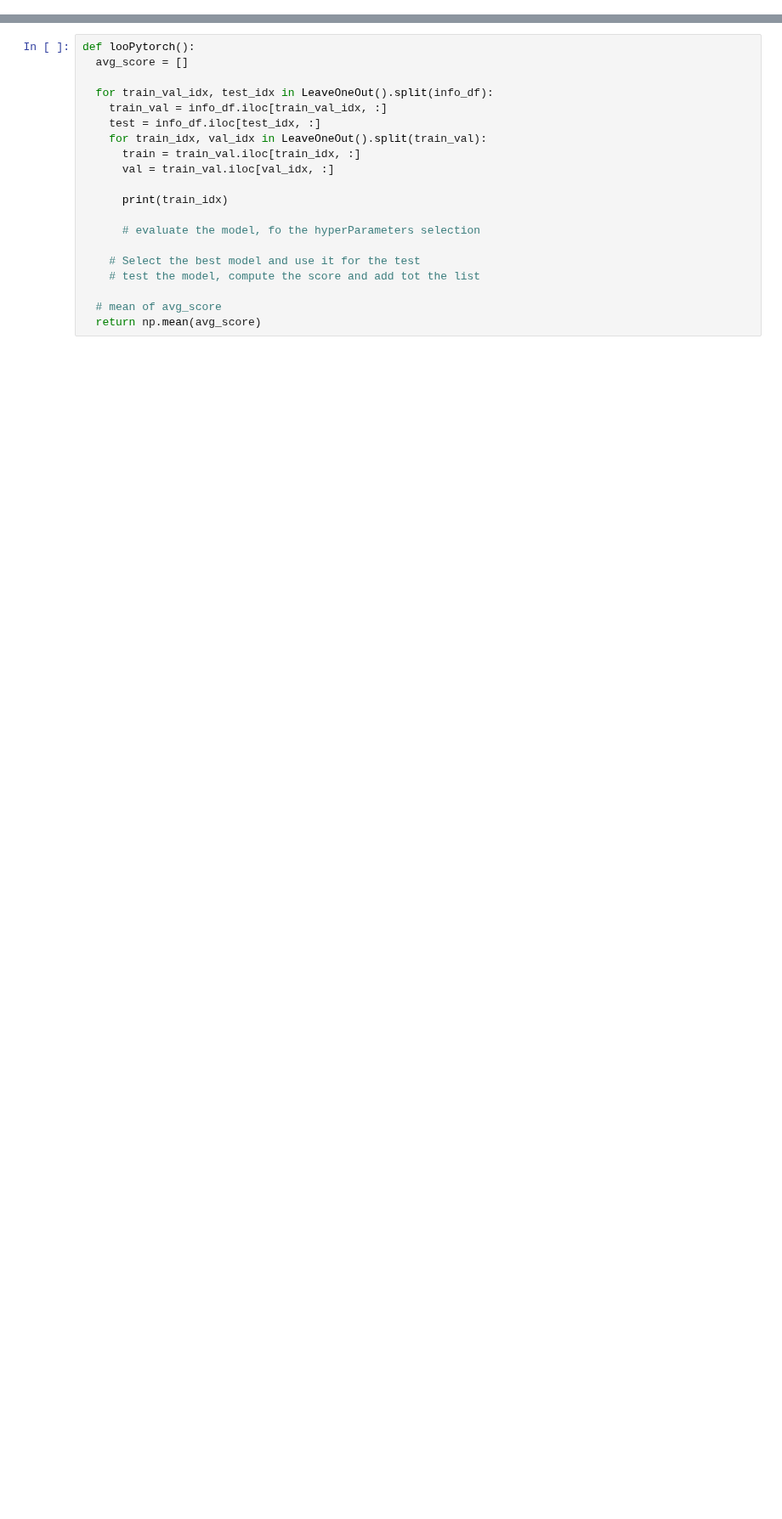
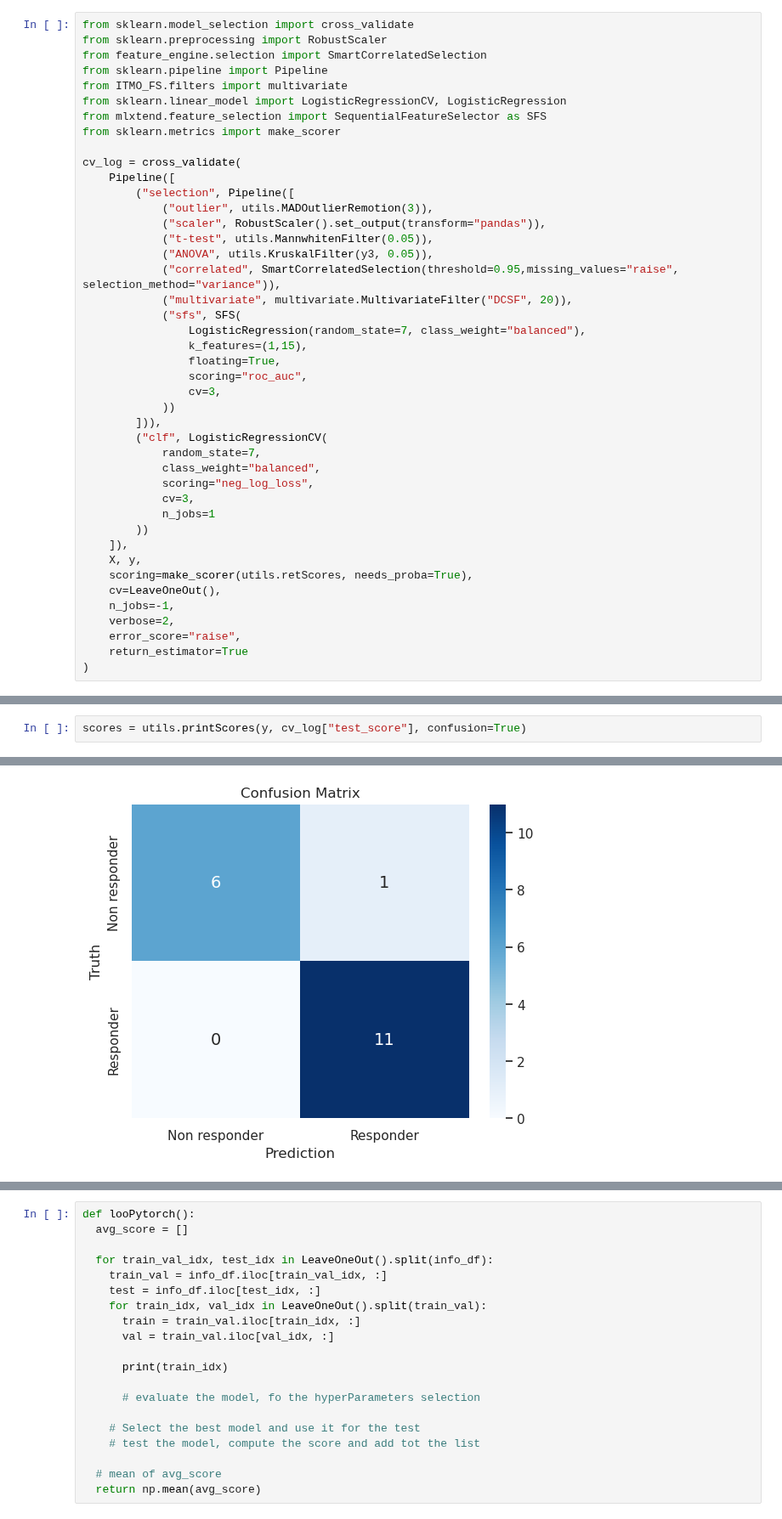
Before and after one commit to PiLAB-Medical-Imaging/TFE23-740_Epilepsy, a Jupyter notebook: src/pythorchAnalysis.ipynb, the cells around one changed output, grey strips where cells are left out. Shown at 85% size. Drawn from its saved outputs; the diff is of its cells as text; blank space fills up the shorter version.

```diff
--- a/src/pythorchAnalysis.ipynb
+++ b/src/pythorchAnalysis.ipynb
@@ -78,0 +127,43 @@ sns.heatmap(dfs["logreg"], annot=True, fmt=".3f", vmin=0, vmax=1, cmap="coolwarm
+# %%
+from sklearn.model_selection import cross_validate
+from sklearn.preprocessing import RobustScaler
+from feature_engine.selection import SmartCorrelatedSelection
+from sklearn.pipeline import Pipeline
+from ITMO_FS.filters import multivariate
+from sklearn.linear_model import LogisticRegressionCV, LogisticRegression
+from mlxtend.feature_selection import SequentialFeatureSelector as SFS
+from sklearn.metrics import make_scorer
+
+cv_log = cross_validate(
+    Pipeline([
+        ("selection", Pipeline([
+            ("outlier", utils.MADOutlierRemotion(3)),
+            ("scaler", RobustScaler().set_output(transform="pandas")),
+            ("t-test", utils.MannwhitenFilter(0.05)),
+            ("ANOVA", utils.KruskalFilter(y3, 0.05)),
+            ("correlated", SmartCorrelatedSelection(threshold=0.95,missing_values="raise", selection_method="variance")),
+            ("multivariate", multivariate.MultivariateFilter("DCSF", 20)),
+            ("sfs", SFS(
+                LogisticRegression(random_state=7, class_weight="balanced"),
+                k_features=(1,15),
+                floating=True,
+                scoring="roc_auc",
+                cv=3,
+            ))
+        ])),
+        ("clf", LogisticRegressionCV(
+            random_state=7,
+            class_weight="balanced",
+            scoring="neg_log_loss",
+            cv=3,
+            n_jobs=1
+        ))
+    ]),
+    X, y,
+    scoring=make_scorer(utils.retScores, needs_proba=True),
+    cv=LeaveOneOut(),
+    n_jobs=-1,
+    verbose=2,
+    error_score="raise",
+    return_estimator=True
+)
@@ -78,0 +219,3 @@ sns.heatmap(dfs["logreg"], annot=True, fmt=".3f", vmin=0, vmax=1, cmap="coolwarm
+# %%
+scores = utils.printScores(y, cv_log["test_score"], confusion=True)
+# %% [output]
@@ -78,0 +228 @@ sns.heatmap(dfs["logreg"], annot=True, fmt=".3f", vmin=0, vmax=1, cmap="coolwarm
+[figure, added]
```
Also changed, not shown: parts of 61 cells of this notebook, 1 other file.
